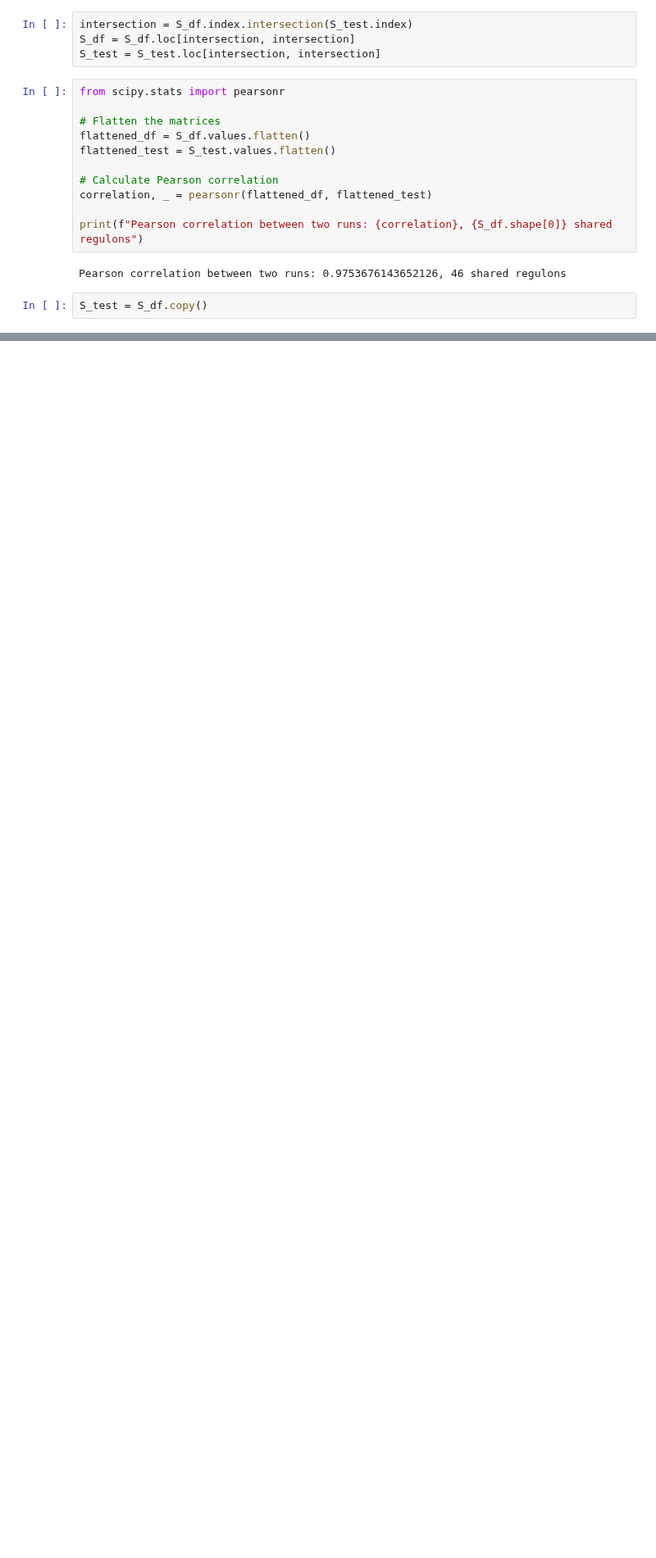
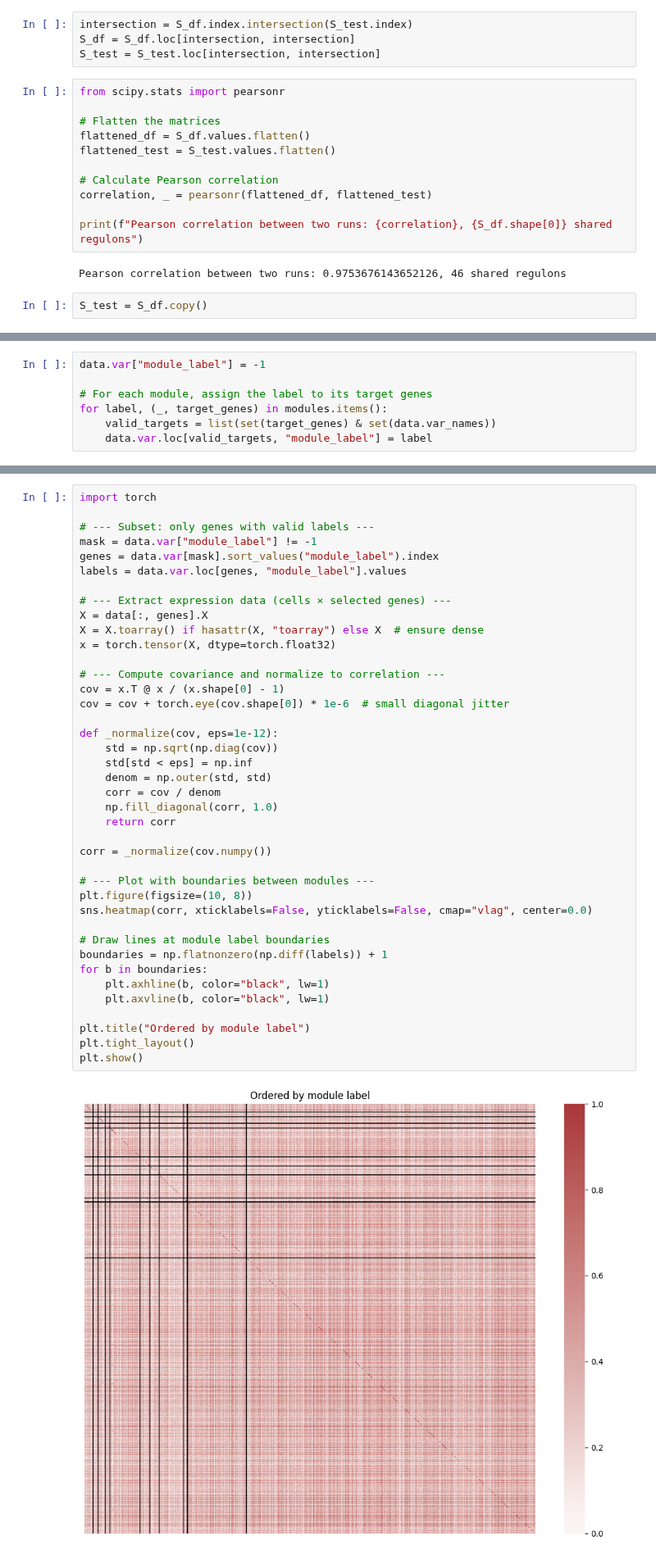
Before and after one commit to azizilab/SHERLOCK, a Jupyter notebook: PerturbVAE/module_caller.ipynb, the cells around one changed output, grey strips where cells are left out. Shown at 82% size. Drawn from its saved outputs; the diff is of its cells as text; blank space fills up the shorter version.

```diff
--- a/PerturbVAE/module_caller.ipynb
+++ b/PerturbVAE/module_caller.ipynb
@@ -355,0 +367,7 @@ Mean number of duplicates: 2.5538020086083213
+# %%
+data.var["module_label"] = -1
+
+# For each module, assign the label to its target genes
+for label, (_, target_genes) in modules.items():
+    valid_targets = list(set(target_genes) & set(data.var_names))
+    data.var.loc[valid_targets, "module_label"] = label
@@ -355,0 +379,42 @@ Mean number of duplicates: 2.5538020086083213
+# %%
+import torch
+
+# --- Subset: only genes with valid labels ---
+mask = data.var["module_label"] != -1
+genes = data.var[mask].sort_values("module_label").index
+labels = data.var.loc[genes, "module_label"].values
+
+# --- Extract expression data (cells × selected genes) ---
+X = data[:, genes].X
+X = X.toarray() if hasattr(X, "toarray") else X  # ensure dense
+x = torch.tensor(X, dtype=torch.float32)
+
+# --- Compute covariance and normalize to correlation ---
+cov = x.T @ x / (x.shape[0] - 1)
+cov = cov + torch.eye(cov.shape[0]) * 1e-6  # small diagonal jitter
+
+def _normalize(cov, eps=1e-12):
+    std = np.sqrt(np.diag(cov))
+    std[std < eps] = np.inf
+    denom = np.outer(std, std)
+    corr = cov / denom
+    np.fill_diagonal(corr, 1.0)
+    return corr
+
+corr = _normalize(cov.numpy())
+
+# --- Plot with boundaries between modules ---
+plt.figure(figsize=(10, 8))
+sns.heatmap(corr, xticklabels=False, yticklabels=False, cmap="vlag", center=0.0)
+
+# Draw lines at module label boundaries
+boundaries = np.flatnonzero(np.diff(labels)) + 1
+for b in boundaries:
+    plt.axhline(b, color="black", lw=1)
+    plt.axvline(b, color="black", lw=1)
+
+plt.title("Ordered by module label")
+plt.tight_layout()
+plt.show()
+# %% [output]
+[figure, added]
```
Also changed, not shown: parts of 13 cells of this notebook.
